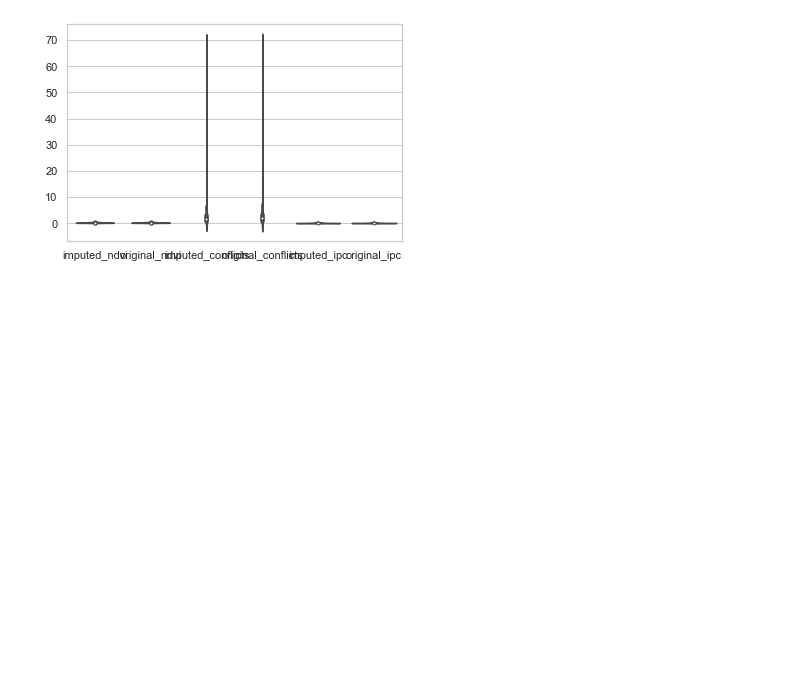
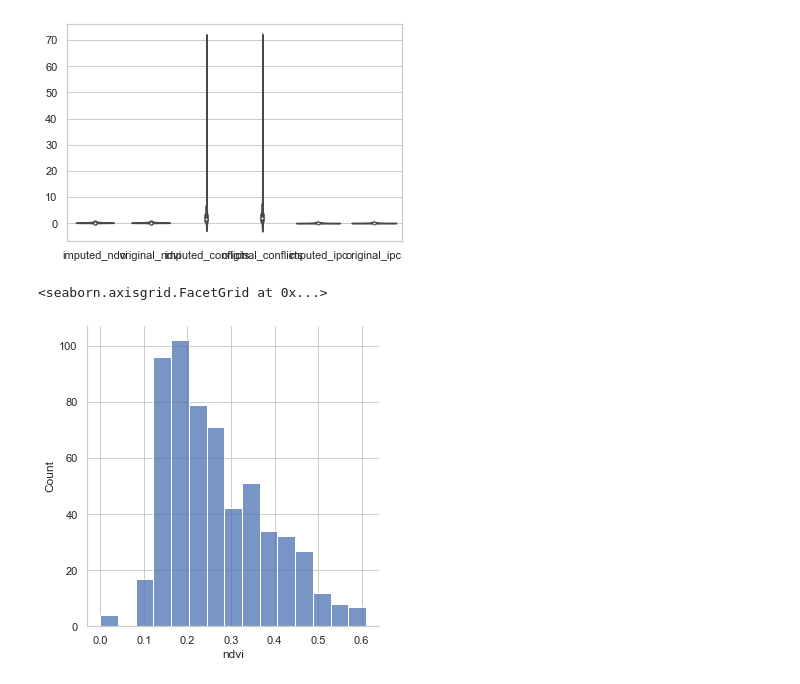
Before and after one commit to LeanderHuyghe/Wasting_Prediction, a Jupyter notebook: Imputation/Imputation Visualisation.ipynb, the cells around one changed output. Drawn from its saved outputs; the diff is of its cells as text; code cells hidden in the pictures; blank space fills up the shorter version.

```diff
--- a/Imputation Visualisation.ipynb
+++ b/Imputation/Imputation Visualisation.ipynb
@@ -306,3 +316,8 @@ sns.violinplot(p)
 # %% [output]
 <AxesSubplot:>
 [figure]
+# %%
+sns.displot(df_ndvi.ndvi)
+# %% [output]
+<seaborn.axisgrid.FacetGrid at 0x...>
+[figure, added]
```
Also changed, not shown: parts of 9 cells of this notebook, 12 other files.
